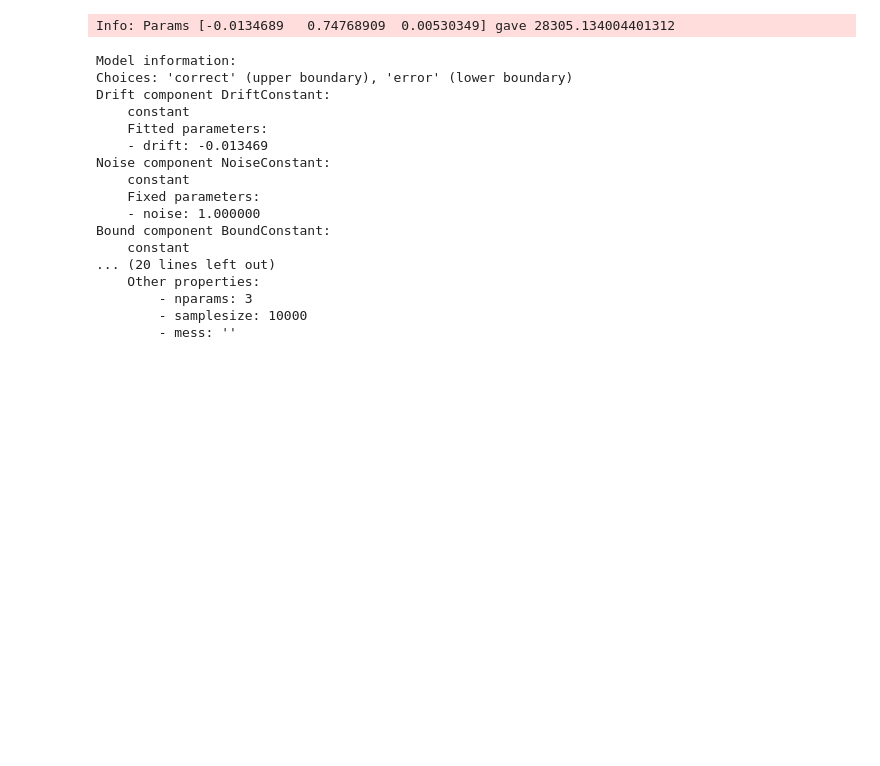
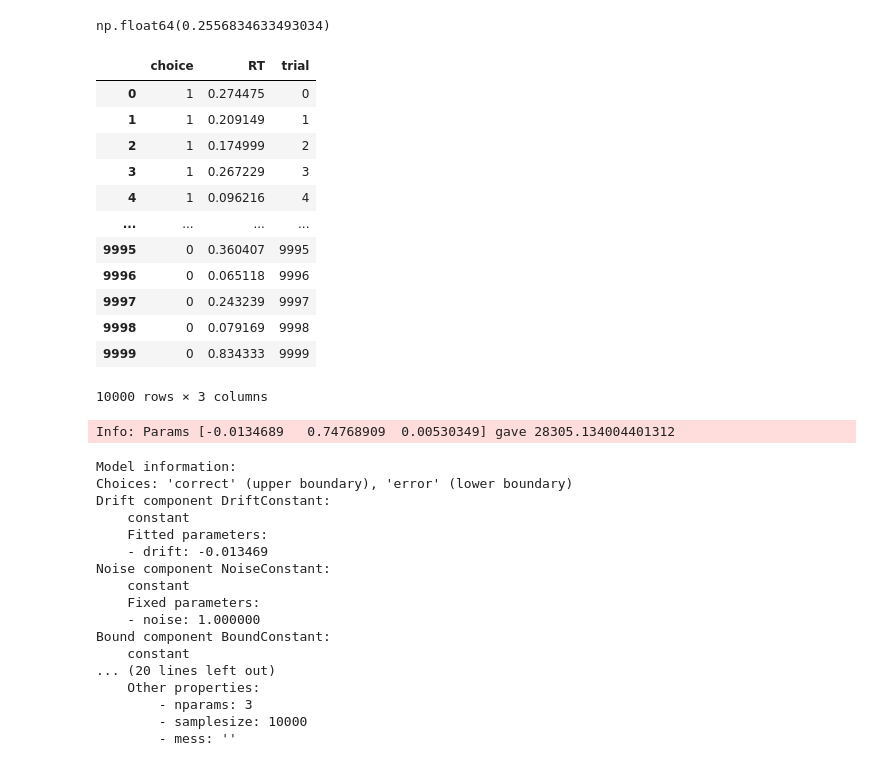
Before and after one commit to jjjj17/DDM, a Jupyter notebook: test.ipynb, the cells around one changed output. Saved outputs shown, nothing was run; the diff lists cells and outputs as text; code cells hidden in the pictures; blank space fills up the shorter version.

```diff
--- a/test.ipynb
+++ b/test.ipynb
@@ -14,2 +8,3 @@ plt.show()
 # %%
-model = pyddm.gddm(drift=0.5, noise=1.0, bound=0.6, starting_position=0.3, nondecision=0.2)
+# Simen 2009 Fit 1. Non-decision unknown? set to zero.
+model = pyddm.gddm(drift=0.17348, noise=0.1, bound=0.0558, starting_position=0.0029, nondecision=0)
@@ -37,0 +13,4 @@ Bound component BoundConstant:
+# %%
+s.mean_rt()
+# %% [output]
+np.float64(0.2556834633493034)
@@ -38,2 +19,21 @@ Bound component BoundConstant:
 # %%
 samp_simulated = s.sample(10000)
+# %%
+x = samp_simulated.to_pandas_dataframe(drop_undecided=True)
+x['trial'] = range(len(x))
+# %%
+x
+# %% [output]
+|  | choice | RT | trial |
+| 0 | 1 | 0.274475 | 0 |
+| 1 | 1 | 0.209149 | 1 |
+| 2 | 1 | 0.174999 | 2 |
+| 3 | 1 | 0.267229 | 3 |
+| 4 | 1 | 0.096216 | 4 |
+| ... | ... | ... | ... |
+| 9995 | 0 | 0.360407 | 9995 |
+| 9996 | 0 | 0.065118 | 9996 |
+| 9997 | 0 | 0.243239 | 9997 |
+| 9998 | 0 | 0.079169 | 9998 |
+| 9999 | 0 | 0.834333 | 9999 |
+10000 rows × 3 columns
```
Also changed, not shown: parts of 11 cells of this notebook.
